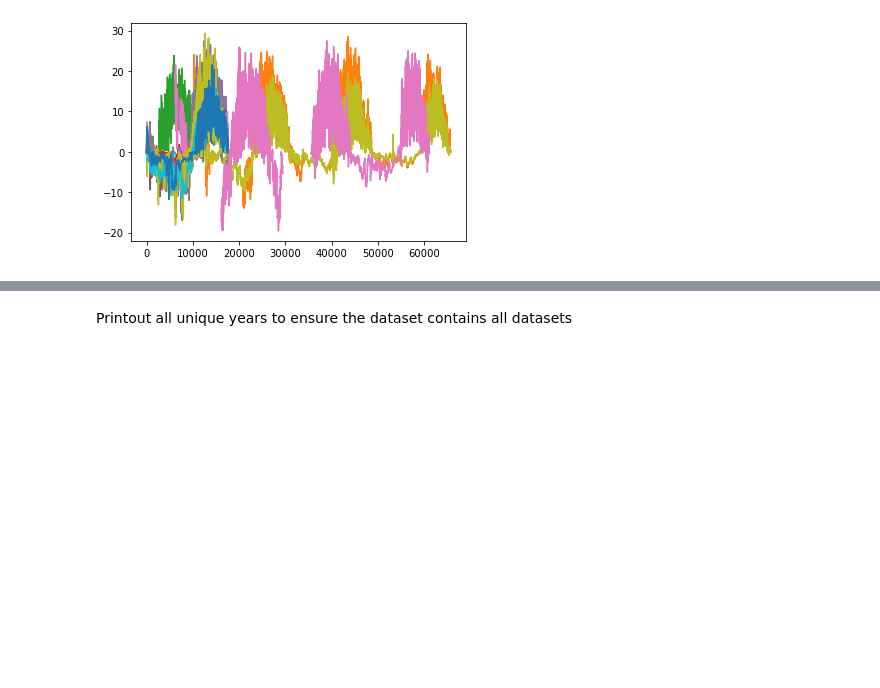
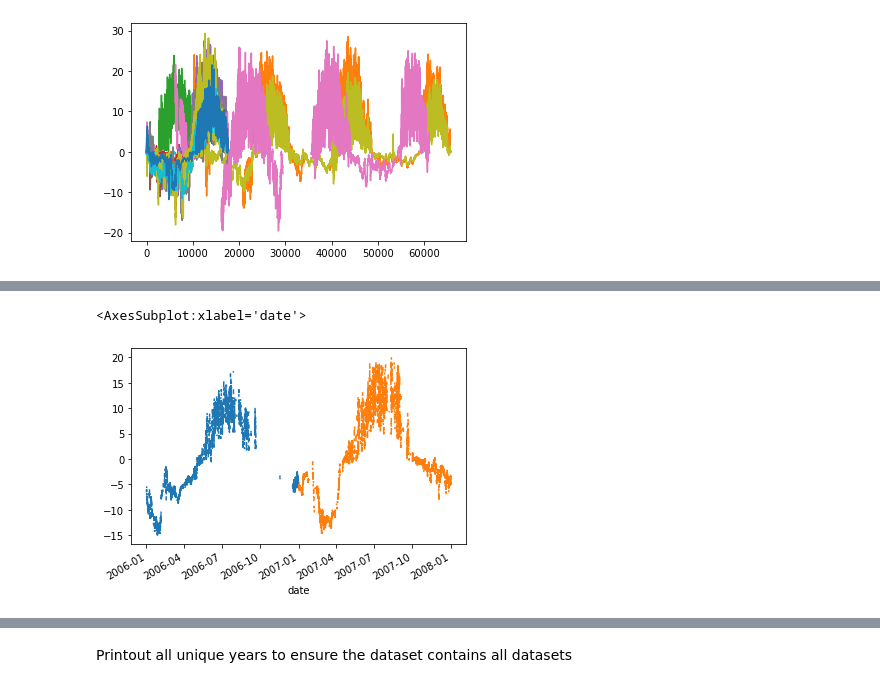
Before and after one commit to valeriabriones/Arctic-Sentinel-Site-Pre-Processing, a Jupyter notebook: Scripts/BNZ-LTER-EML-GradientExtSoilSensor-2004-2008-Concatenation.ipynb, the cells around one changed output, grey strips where cells are left out. Cells and saved outputs as stored; diff of their text form; code cells hidden in the pictures; blank space fills up the shorter version.

```diff
--- a/Scripts/BNZ-LTER-EML-GradientExtSoilSensor-2004-2008-Concatenation.ipynb
+++ b/Scripts/BNZ-LTER-EML-GradientExtSoilSensor-2004-2008-Concatenation.ipynb
@@ -188,0 +322,6 @@ emldf = emldf.drop(columns=['empty1', 'empty2'])
+# %%
+emldf['loc1_10_cm']['2006-01-01 10:00:00':'2007-01-01 10:00:00'].plot()
+emldf['loc1_10_cm']['2007-01-01 10:00:00':'2008-01-01 10:00:00'].plot()
+# %% [output]
+<AxesSubplot:xlabel='date'>
+[figure, added]
```
Also changed, not shown: parts of 28 cells of this notebook.
